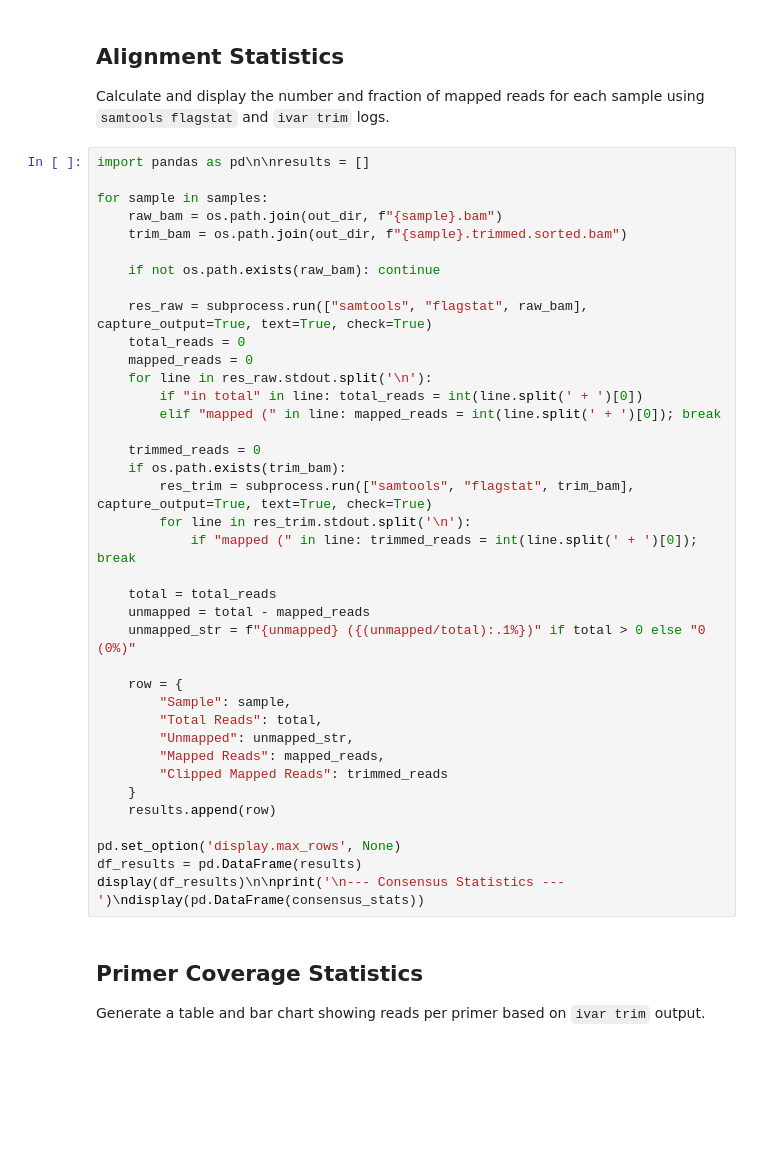
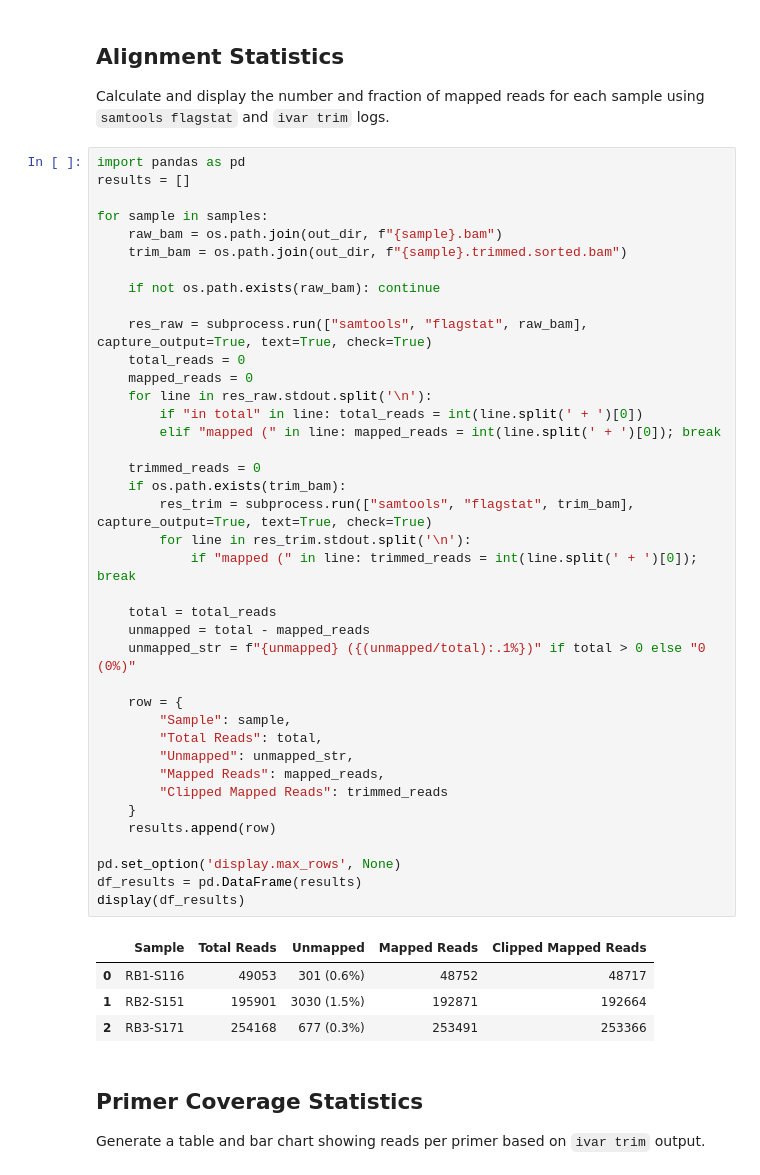
Before and after one commit to RByers/RespiCov-analyze, a Jupyter notebook: SC2Artic-Q11.ipynb, the cells around one changed output. Cells and saved outputs as stored; diff of their text form; blank space fills up the shorter version.

```diff
--- a/SC2Artic-Q11.ipynb
+++ b/SC2Artic-Q11.ipynb
@@ -235,7 +247,8 @@ stats_RB3_S171 = align_and_trim("RB3-S171")
 ## Alignment Statistics
 Calculate and display the number and fraction of mapped reads for each sample using `samtools flagstat` and `ivar trim` logs.
 # %%
-import pandas as pd\n\nresults = []
+import pandas as pd
+results = []
 
 for sample in samples:
     raw_bam = os.path.join(out_dir, f"{sample}.bam")
@@ -244,34 +257,39 @@ for sample in samples:
     if not os.path.exists(raw_bam): continue
 
     res_raw = subprocess.run(["samtools", "flagstat", raw_bam], capture_output=True, text=True, check=True)
     total_reads = 0
     mapped_reads = 0
     for line in res_raw.stdout.split('\n'):
         if "in total" in line: total_reads = int(line.split(' + ')[0])
         elif "mapped (" in line: mapped_reads = int(line.split(' + ')[0]); break
 
     trimmed_reads = 0
     if os.path.exists(trim_bam):
         res_trim = subprocess.run(["samtools", "flagstat", trim_bam], capture_output=True, text=True, check=True)
         for line in res_trim.stdout.split('\n'):
             if "mapped (" in line: trimmed_reads = int(line.split(' + ')[0]); break
 
     total = total_reads
     unmapped = total - mapped_reads
     unmapped_str = f"{unmapped} ({(unmapped/total):.1%})" if total > 0 else "0 (0%)"
 
     row = {
         "Sample": sample,
         "Total Reads": total,
         "Unmapped": unmapped_str,
         "Mapped Reads": mapped_reads,
         "Clipped Mapped Reads": trimmed_reads
     }
     results.append(row)
 
 pd.set_option('display.max_rows', None)
 df_results = pd.DataFrame(results)
-display(df_results)\n\nprint('\n--- Consensus Statistics ---')\ndisplay(pd.DataFrame(consensus_stats))
+display(df_results)
+# %% [output]
+|  | Sample | Total Reads | Unmapped | Mapped Reads | Clipped Mapped Reads |
+| 0 | RB1-S116 | 49053 | 301 (0.6%) | 48752 | 48717 |
+| 1 | RB2-S151 | 195901 | 3030 (1.5%) | 192871 | 192664 |
+| 2 | RB3-S171 | 254168 | 677 (0.3%) | 253491 | 253366 |
 # %% [markdown]
 ## Primer Coverage Statistics
 Generate a table and bar chart showing reads per primer based on `ivar trim` output.
```
Also changed, not shown: parts of 14 cells of this notebook, 3 other files.
